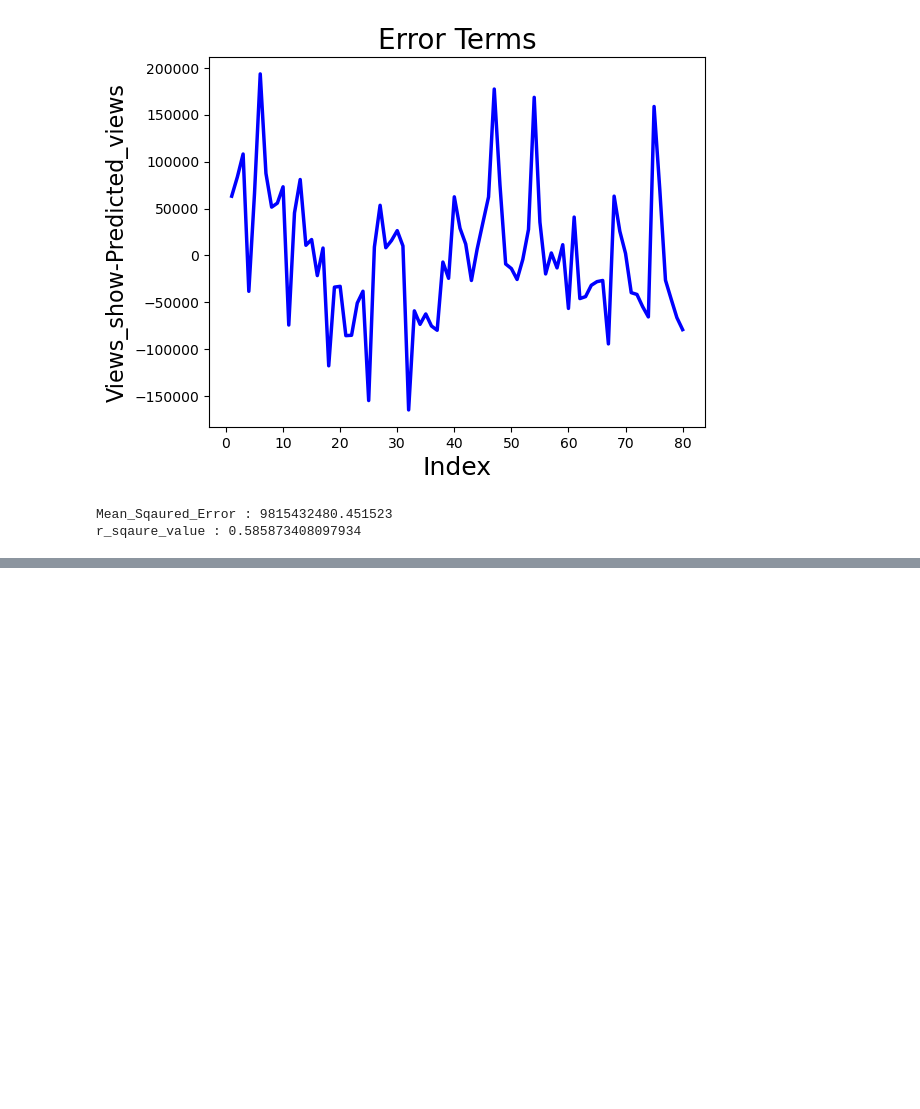
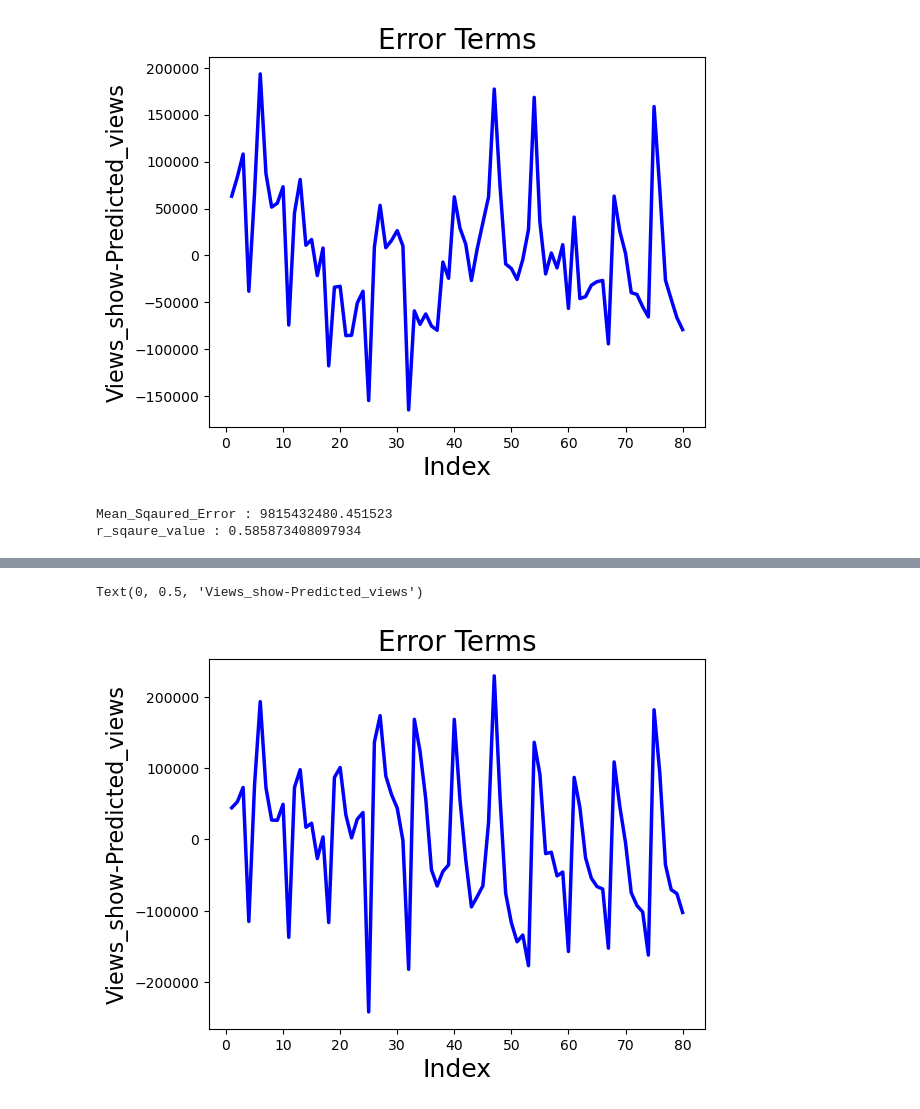
Before and after one commit to RavishankarDuMCA10/Linear-Regression, a Jupyter notebook: Industry Relevance of Linear Regression/Media Company Case Study.ipynb, the cells around one changed output, grey strips where cells are left out. Cells and saved outputs as stored; diff of their text form; code cells hidden in the pictures; blank space fills up the shorter version.

```diff
--- a/Industry Relevance of Linear Regression/Media Company Case Study.ipynb
+++ b/Industry Relevance of Linear Regression/Media Company Case Study.ipynb
@@ -615,0 +627,10 @@ r_sqaure_value : 0.585873408097934
+# %%
+# Error terms
+c = [i for i in range(1,81, 1)]
+plt.plot(c, media.Views_show-Predicted_views, color="blue", linewidth=2.5, linestyle="-")
+plt.title("Error Terms", fontsize=20)
+plt.xlabel("Index", fontsize=18)
+plt.ylabel("Views_show-Predicted_views", fontsize=16)
+# %% [output]
+Text(0, 0.5, 'Views_show-Predicted_views')
+[figure, added]
```
Also changed, not shown: parts of 1 cell of this notebook.
